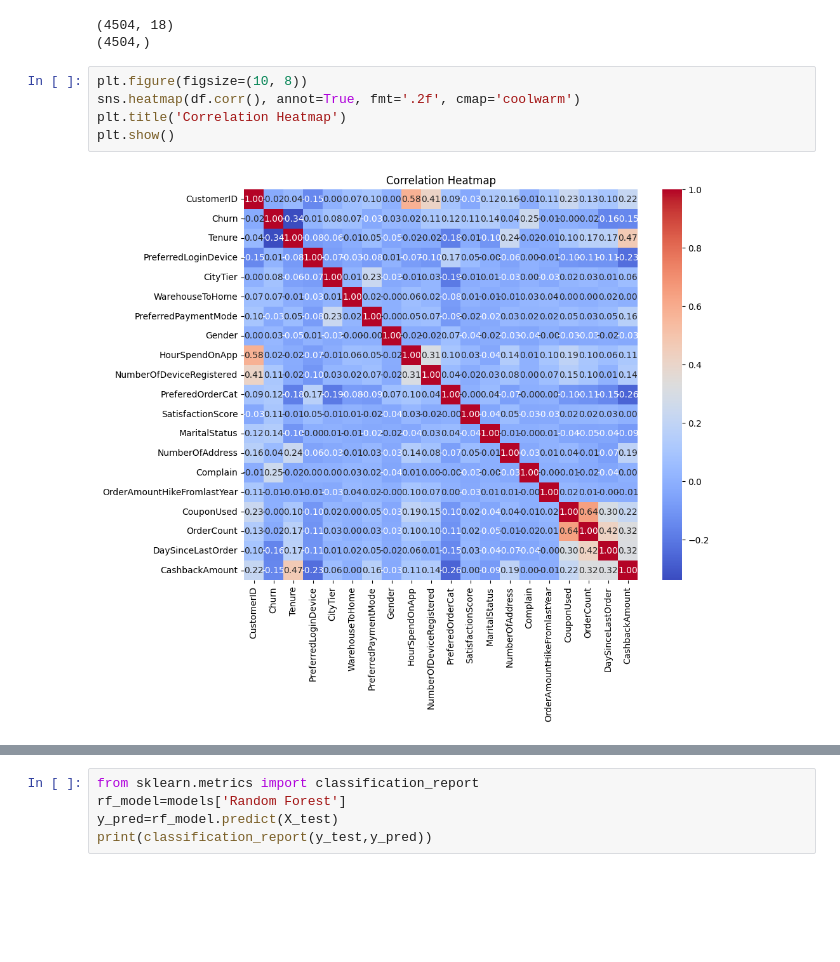
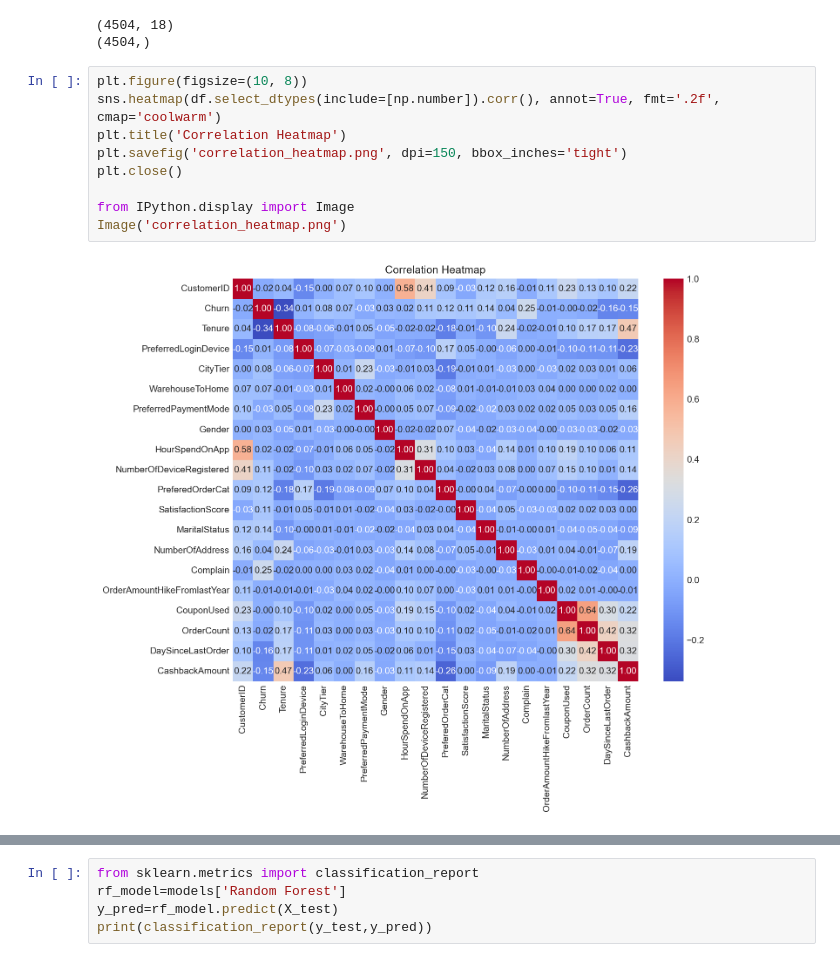
Before and after one commit to sravanpusuluri02/Customer_Churn_Prediction, a Jupyter notebook: churn_prediction.ipynb, the cells around one changed output, grey strips where cells are left out. Drawn from its saved outputs; the diff is of its cells as text; blank space fills up the shorter version.

```diff
--- a/churn_prediction.ipynb
+++ b/churn_prediction.ipynb
@@ -142,11 +156,15 @@ print(y_train.shape)
 (4504,)
 # %%
 plt.figure(figsize=(10, 8))
-sns.heatmap(df.corr(), annot=True, fmt='.2f', cmap='coolwarm')
+sns.heatmap(df.select_dtypes(include=[np.number]).corr(), annot=True, fmt='.2f', cmap='coolwarm')
 plt.title('Correlation Heatmap')
-plt.show()
+plt.savefig('correlation_heatmap.png', dpi=150, bbox_inches='tight')
+plt.close()
+
+from IPython.display import Image
+Image('correlation_heatmap.png')
 # %% [output]
-[figure, old version]
+[figure, new version]
 # %%
 plt.figure(figsize=(10, 5))
 sns.boxplot(x='Churn', y='Tenure', data=df)
```
Also changed, not shown: parts of 14 cells of this notebook, 15 other files.
